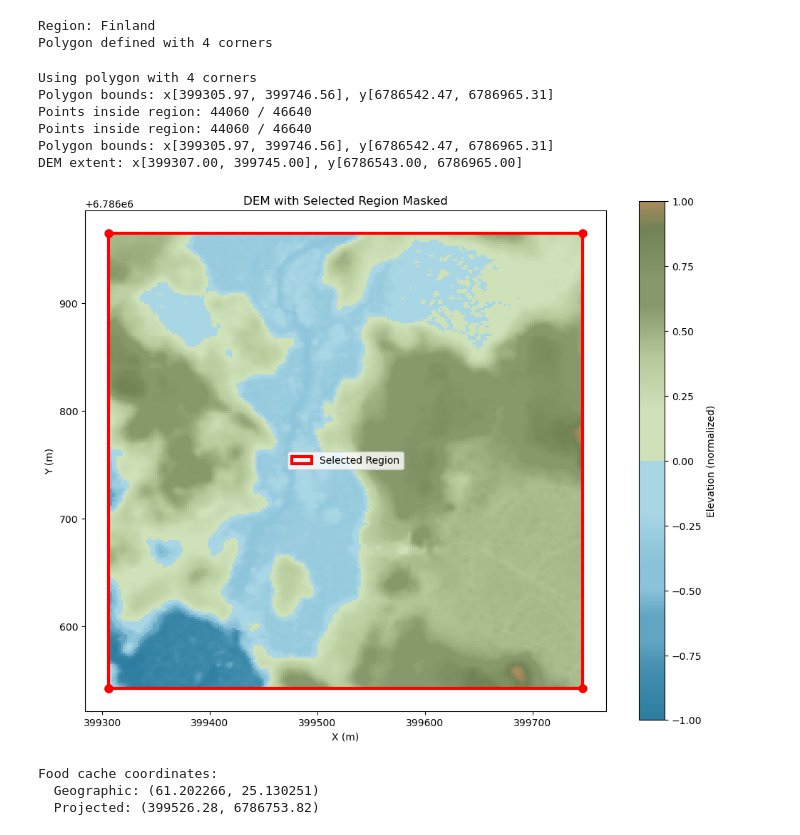
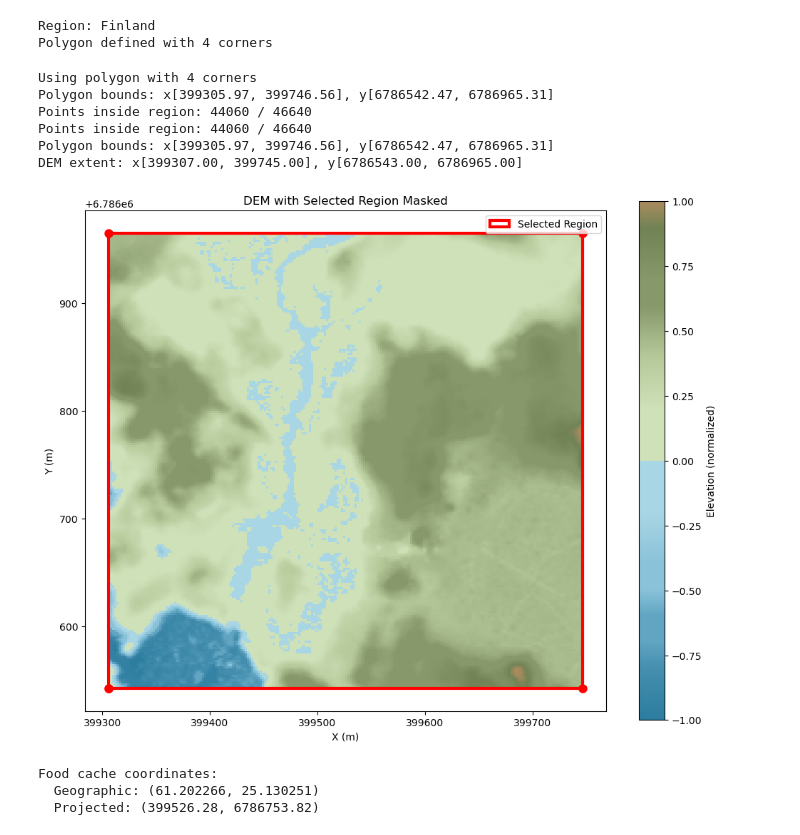
Before and after one commit to beaverbotassistance/BeaverSim, a Jupyter notebook: beaversim/utils/dem_conversion_finland.ipynb, the cells around one changed output. Saved outputs shown, nothing was run; the diff lists cells and outputs as text; code cells hidden in the pictures.

```diff
--- a/beaversim/utils/dem_conversion_finland.ipynb
+++ b/beaversim/utils/dem_conversion_finland.ipynb
@@ -132,7 +132,7 @@ Normalizing elevation data:
 Normalized elevation data
 Land values now in range [0, 1]
 # %%
-threshold_percentile = 30
+threshold_percentile = 10
 
 Z = apply_global_stream_threshold(Z_norm, threshold_percentile)
 
@@ -182,35 +182,35 @@ print(f"Points inside region: {np.sum(inside_grid)} / {inside_grid.size}")
 print(f"Polygon bounds: x[{xmin:.2f}, {xmax:.2f}], y[{ymin:.2f}, {ymax:.2f}]")
 print(f"DEM extent: x[{X.min():.2f}, {X.max():.2f}], y[{Y.min():.2f}, {Y.max():.2f}]")
 
 plt.figure(figsize=(10, 8))
 plt.imshow(Z, extent=[X.min(), X.max(), Y.min(), Y.max()], origin='lower', cmap=colors._bluebrowngreen_colormap)
 plt.title('DEM with Selected Region Masked')
 plt.colorbar(label='Elevation (normalized)')
 plt.xlabel('X (m)')
 plt.ylabel('Y (m)')
 
 if len(polygon_corners) > 0:
     from matplotlib.patches import Rectangle
     rect = Rectangle((xmin, ymin), xmax - xmin, ymax - ymin,
                      linewidth=3, edgecolor='red', facecolor='none', label='Selected Region')
     plt.gca().add_patch(rect)
-    plt.legend()
+    plt.legend(loc='upper right')
 
     # Add corner markers for debugging
     plt.plot([xmin, xmax, xmax, xmin, xmin],
              [ymin, ymin, ymax, ymax, ymin],
              'ro-', markersize=8, linewidth=2, label='Polygon Corners')
 
 plt.tight_layout()
 plt.show()
 # %% [output]
 Using polygon with 4 corners
 Polygon bounds: x[399305.97, 399746.56], y[6786542.47, 6786965.31]
 Points inside region: 44060 / 46640
 Points inside region: 44060 / 46640
 Polygon bounds: x[399305.97, 399746.56], y[6786542.47, 6786965.31]
 DEM extent: x[399307.00, 399745.00], y[6786543.00, 6786965.00]
-[figure, old version]
+[figure, new version]
 # %%
 food_cache_latlon = config['food_cache_latlon']
 
```
Also changed, not shown: parts of 3 cells of this notebook, 3 other files.
